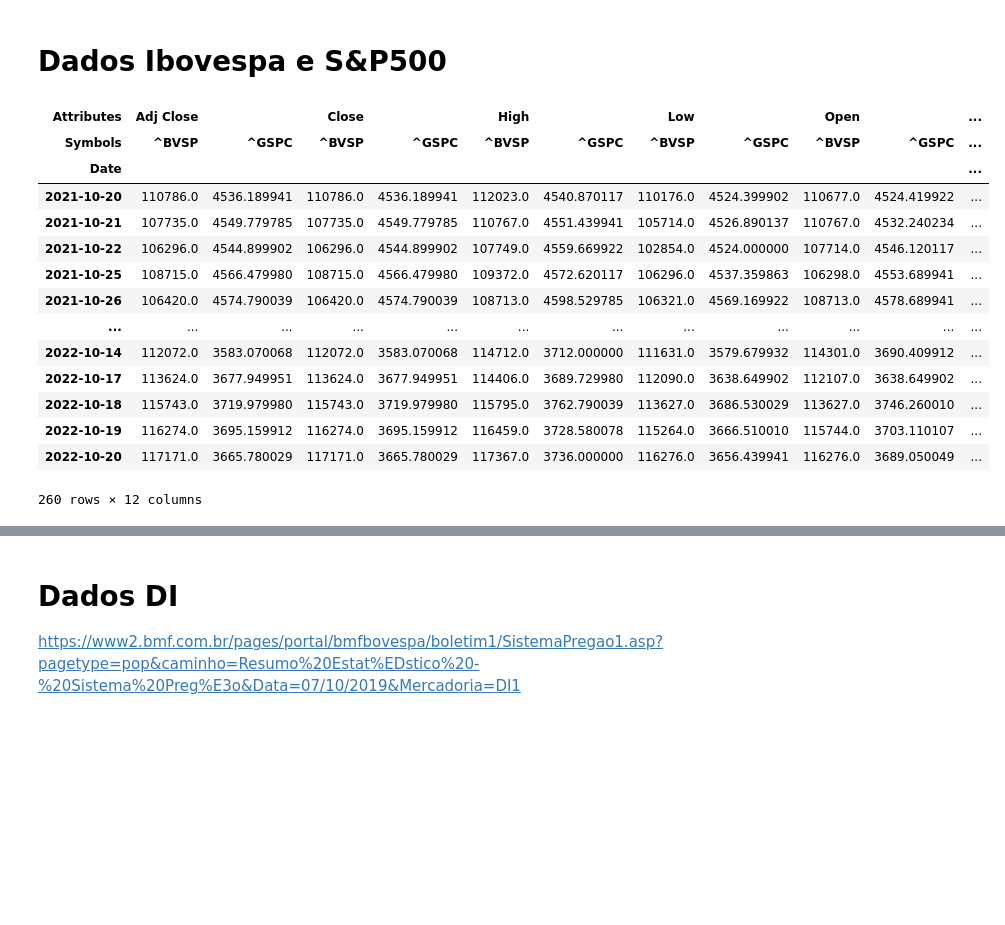
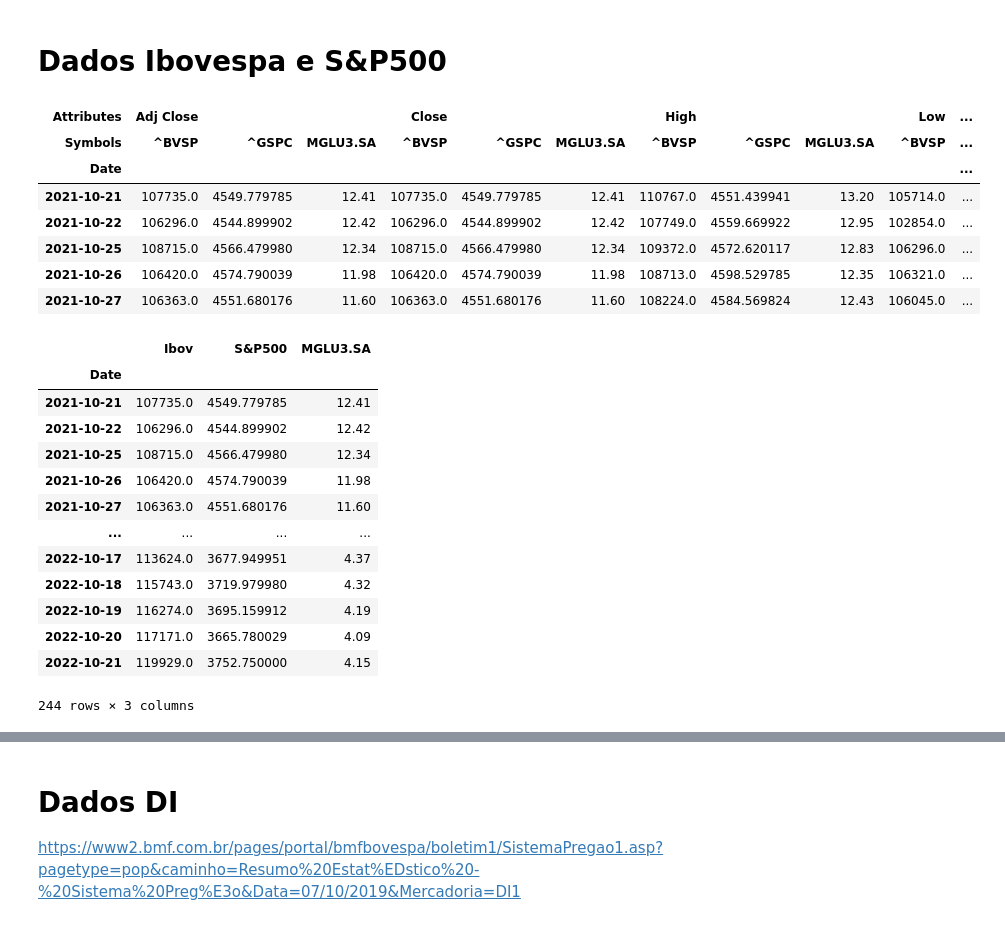
Before and after one commit to WallisonSantos/AppPy, a Jupyter notebook: aula_2.ipynb, the cells around one changed output, grey strips where cells are left out. Saved outputs shown, nothing was run; the diff lists cells and outputs as text; code cells hidden in the pictures; blank space fills up the shorter version.

```diff
--- a/aula_2.ipynb
+++ b/aula_2.ipynb
@@ -71,38 +71,46 @@ warnings.filterwarnings('ignore')
 # Dados Ibovespa e S&P500
 # %%
 #pegando dados do yahoo finance.
-indices = ['^BVSP', '^GSPC']
+indices = ['^BVSP', '^GSPC','MGLU3.SA']
 
 hoje = datetime.now()
 um_ano_atras = hoje - timedelta(days = 366)
 
 dados_mercado = pdr.get_data_yahoo(indices, start = um_ano_atras, end = hoje)
 
-display(dados_mercado)
+dados_mercado.head()
 # %% [output]
-| Attributes | Adj Close |  | Close |  | High |  | Low |  | Open |  | ... |
-| Symbols | ^BVSP | ^GSPC | ^BVSP | ^GSPC | ^BVSP | ^GSPC | ^BVSP | ^GSPC | ^BVSP | ^GSPC | ... |
+| Attributes | Adj Close |  |  | Close |  |  | High |  |  | Low | ... |
+| Symbols | ^BVSP | ^GSPC | MGLU3.SA | ^BVSP | ^GSPC | MGLU3.SA | ^BVSP | ^GSPC | MGLU3.SA | ^BVSP | ... |
 | Date |  |  |  |  |  |  |  |  |  |  | ... |
-| 2021-10-20 | 110786.0 | 4536.189941 | 110786.0 | 4536.189941 | 112023.0 | 4540.870117 | 110176.0 | 4524.399902 | 110677.0 | 4524.419922 | ... |
-| 2021-10-21 | 107735.0 | 4549.779785 | 107735.0 | 4549.779785 | 110767.0 | 4551.439941 | 105714.0 | 4526.890137 | 110767.0 | 4532.240234 | ... |
-| 2021-10-22 | 106296.0 | 4544.899902 | 106296.0 | 4544.899902 | 107749.0 | 4559.669922 | 102854.0 | 4524.000000 | 107714.0 | 4546.120117 | ... |
-| 2021-10-25 | 108715.0 | 4566.479980 | 108715.0 | 4566.479980 | 109372.0 | 4572.620117 | 106296.0 | 4537.359863 | 106298.0 | 4553.689941 | ... |
-| 2021-10-26 | 106420.0 | 4574.790039 | 106420.0 | 4574.790039 | 108713.0 | 4598.529785 | 106321.0 | 4569.169922 | 108713.0 | 4578.689941 | ... |
-| ... | ... | ... | ... | ... | ... | ... | ... | ... | ... | ... | ... |
-| 2022-10-14 | 112072.0 | 3583.070068 | 112072.0 | 3583.070068 | 114712.0 | 3712.000000 | 111631.0 | 3579.679932 | 114301.0 | 3690.409912 | ... |
-| 2022-10-17 | 113624.0 | 3677.949951 | 113624.0 | 3677.949951 | 114406.0 | 3689.729980 | 112090.0 | 3638.649902 | 112107.0 | 3638.649902 | ... |
-| 2022-10-18 | 115743.0 | 3719.979980 | 115743.0 | 3719.979980 | 115795.0 | 3762.790039 | 113627.0 | 3686.530029 | 113627.0 | 3746.260010 | ... |
-| 2022-10-19 | 116274.0 | 3695.159912 | 116274.0 | 3695.159912 | 116459.0 | 3728.580078 | 115264.0 | 3666.510010 | 115744.0 | 3703.110107 | ... |
-| 2022-10-20 | 117171.0 | 3665.780029 | 117171.0 | 3665.780029 | 117367.0 | 3736.000000 | 116276.0 | 3656.439941 | 116276.0 | 3689.050049 | ... |
+| 2021-10-21 | 107735.0 | 4549.779785 | 12.41 | 107735.0 | 4549.779785 | 12.41 | 110767.0 | 4551.439941 | 13.20 | 105714.0 | ... |
+| 2021-10-22 | 106296.0 | 4544.899902 | 12.42 | 106296.0 | 4544.899902 | 12.42 | 107749.0 | 4559.669922 | 12.95 | 102854.0 | ... |
+| 2021-10-25 | 108715.0 | 4566.479980 | 12.34 | 108715.0 | 4566.479980 | 12.34 | 109372.0 | 4572.620117 | 12.83 | 106296.0 | ... |
+| 2021-10-26 | 106420.0 | 4574.790039 | 11.98 | 106420.0 | 4574.790039 | 11.98 | 108713.0 | 4598.529785 | 12.35 | 106321.0 | ... |
+| 2021-10-27 | 106363.0 | 4551.680176 | 11.60 | 106363.0 | 4551.680176 | 11.60 | 108224.0 | 4584.569824 | 12.43 | 106045.0 | ... |
-260 rows × 12 columns
 # %%
 #pegando fechamento de cada ativo
 
 dados_fechamento = dados_mercado['Adj Close']
-dados_fechamento.columns = ["Ibov", "S&P500"]
+dados_fechamento.columns = ["Ibov", "S&P500", "MGLU3.SA"]
 dados_fechamento = dados_fechamento.dropna()
 
-dados_fechamento
+display(dados_fechamento)
+# %% [output]
+|  | Ibov | S&P500 | MGLU3.SA |
+| Date |  |  |  |
+| 2021-10-21 | 107735.0 | 4549.779785 | 12.41 |
+| 2021-10-22 | 106296.0 | 4544.899902 | 12.42 |
+| 2021-10-25 | 108715.0 | 4566.479980 | 12.34 |
+| 2021-10-26 | 106420.0 | 4574.790039 | 11.98 |
+| 2021-10-27 | 106363.0 | 4551.680176 | 11.60 |
+| ... | ... | ... | ... |
+| 2022-10-17 | 113624.0 | 3677.949951 | 4.37 |
+| 2022-10-18 | 115743.0 | 3719.979980 | 4.32 |
+| 2022-10-19 | 116274.0 | 3695.159912 | 4.19 |
+| 2022-10-20 | 117171.0 | 3665.780029 | 4.09 |
+| 2022-10-21 | 119929.0 | 3752.750000 | 4.15 |
+244 rows × 3 columns
 # %%
 #pegando fechamento mensal e anual para calcular rentabilidades
 
```
Also changed, not shown: parts of 9 cells of this notebook, 10 other files.
